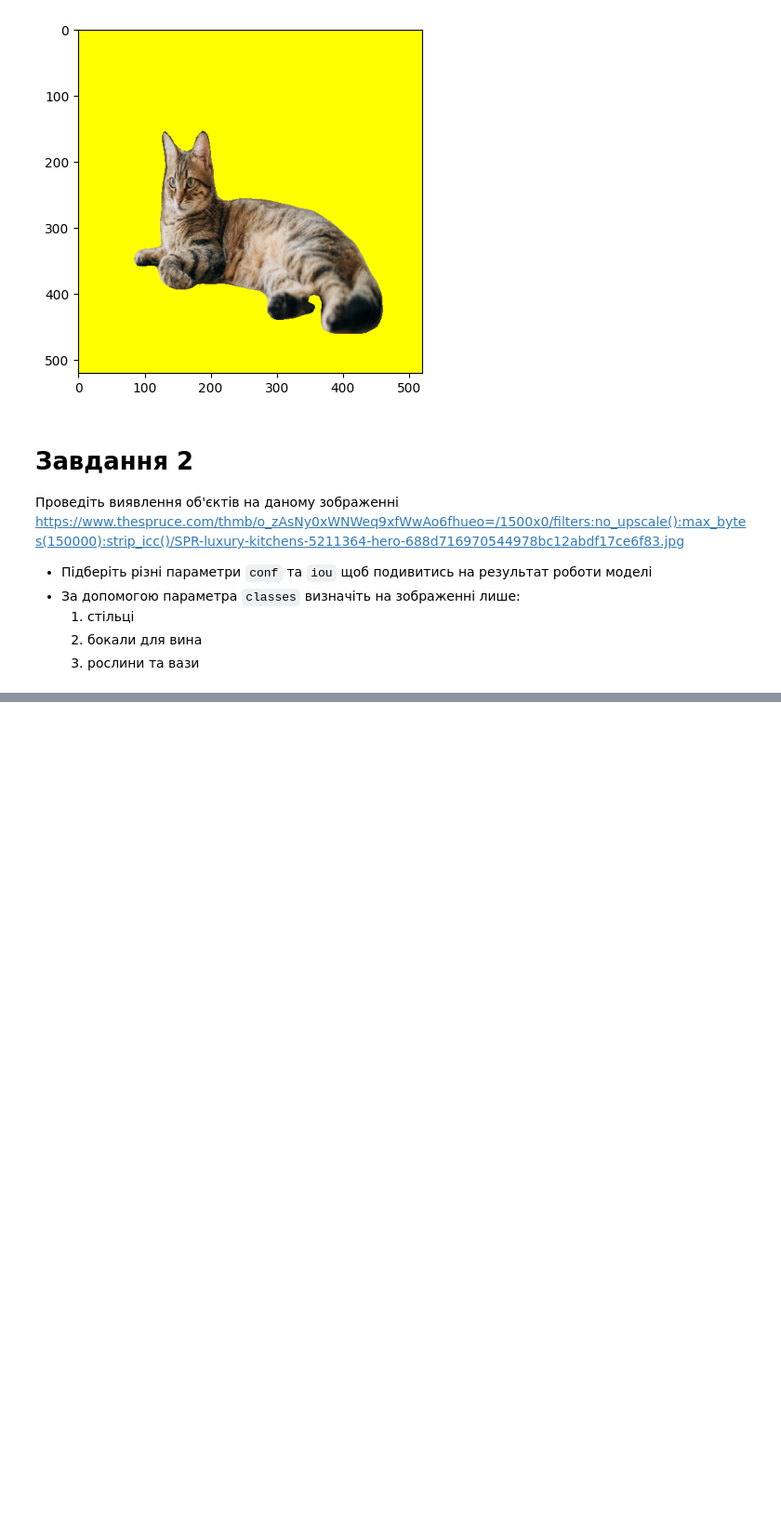
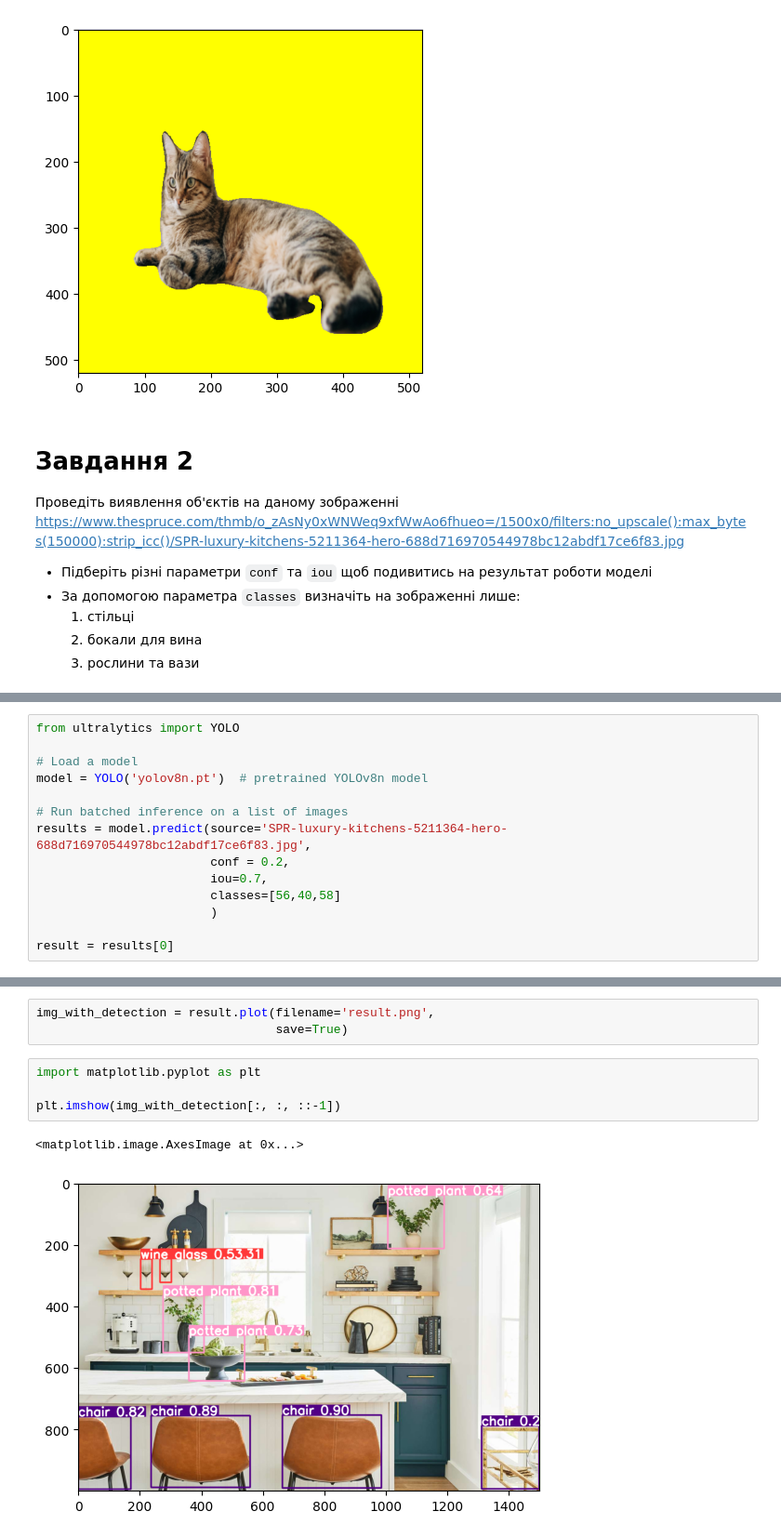
Before and after one commit to VDidyk/AI, a Jupyter notebook: module5/Практика_компютерний_зір.ipynb, the cells around one changed output, grey strips where cells are left out. Shown: that part at 93% size. Drawn from its saved outputs; the diff is of its cells as text; blank space fills up the shorter version.

```diff
--- a/module5/Практика_компютерний_зір.ipynb
+++ b/module5/Практика_компютерний_зір.ipynb
@@ -113,0 +116,14 @@ plt.imshow(masked_img.permute(1, 2, 0))
+# %%
+from ultralytics import YOLO
+
+# Load a model
+model = YOLO('yolov8n.pt')  # pretrained YOLOv8n model
+
+# Run batched inference on a list of images
+results = model.predict(source='SPR-luxury-kitchens-5211364-hero-688d716970544978bc12abdf17ce6f83.jpg',
+                        conf = 0.2,
+                        iou=0.7,
+                        classes=[56,40,58]
+                        )
+
+result = results[0]
@@ -113,0 +153,10 @@ plt.imshow(masked_img.permute(1, 2, 0))
+# %%
+img_with_detection = result.plot(filename='result.png',
+                                 save=True)
+# %%
+import matplotlib.pyplot as plt
+
+plt.imshow(img_with_detection[:, :, ::-1])
+# %% [output]
+<matplotlib.image.AxesImage at 0x...>
+[figure, added]
```
Also changed, not shown: parts of 3 cells of this notebook.
